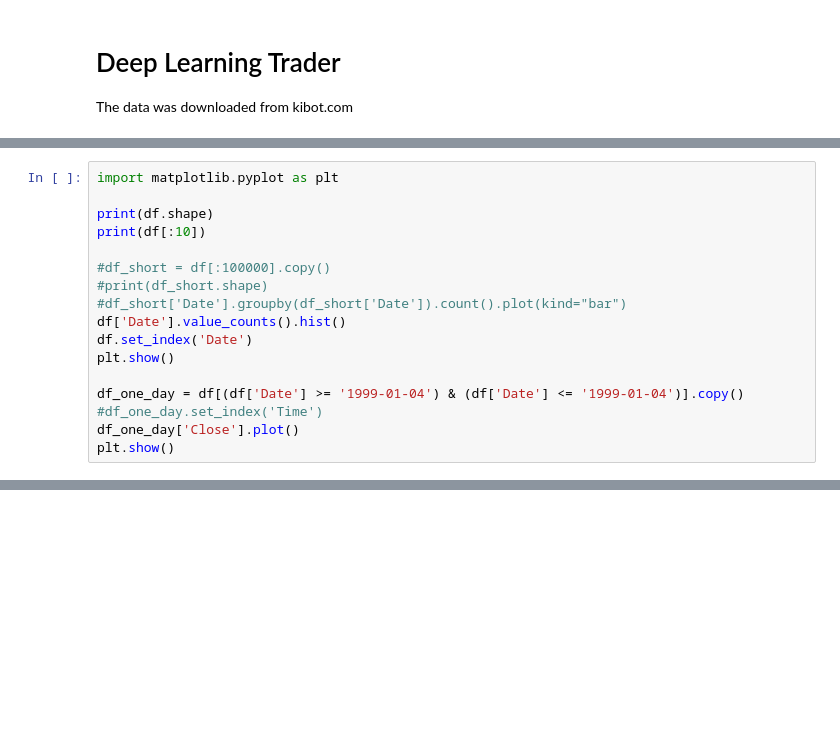
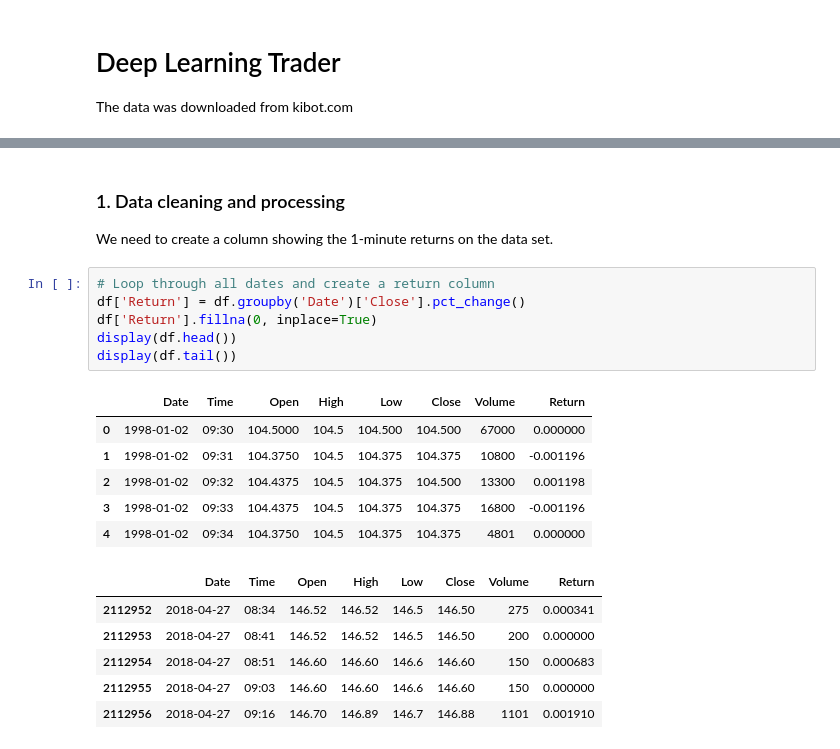
Before and after one commit to mrbraveheart71/DeepLearningTrader, a Jupyter notebook: DeepLearningTrader.ipynb, the cells around one changed output, grey strips where cells are left out. Saved outputs shown, nothing was run; the diff lists cells and outputs as text; blank space fills up the shorter version.

```diff
--- a/DeepLearningTrader.ipynb
+++ b/DeepLearningTrader.ipynb
@@ -15,17 +14,0 @@ df['Date'] =  pd.to_datetime(df['Date'],infer_datetime_format=True)
-# %%
-import matplotlib.pyplot as plt
-
-print(df.shape)
-print(df[:10])
-
-#df_short = df[:100000].copy()
-#print(df_short.shape)
-#df_short['Date'].groupby(df_short['Date']).count().plot(kind="bar")
-df['Date'].value_counts().hist()
-df.set_index('Date')
-plt.show()
-
-df_one_day = df[(df['Date'] >= '1999-01-04') & (df['Date'] <= '1999-01-04')].copy()
-#df_one_day.set_index('Time')
-df_one_day['Close'].plot()
-plt.show()
@@ -46,0 +15,22 @@ plt.show()
+# %% [markdown]
+### 1. Data cleaning and processing
+We need to create a column showing the 1-minute returns on the data set.
+# %%
+# Loop through all dates and create a return column
+df['Return'] = df.groupby('Date')['Close'].pct_change()
+df['Return'].fillna(0, inplace=True)
+display(df.head())
+display(df.tail())
+# %% [output]
+|  | Date | Time | Open | High | Low | Close | Volume | Return |
+| 0 | 1998-01-02 | 09:30 | 104.5000 | 104.5 | 104.500 | 104.500 | 67000 | 0.000000 |
+| 1 | 1998-01-02 | 09:31 | 104.3750 | 104.5 | 104.375 | 104.375 | 10800 | -0.001196 |
+| 2 | 1998-01-02 | 09:32 | 104.4375 | 104.5 | 104.375 | 104.500 | 13300 | 0.001198 |
+| 3 | 1998-01-02 | 09:33 | 104.4375 | 104.5 | 104.375 | 104.375 | 16800 | -0.001196 |
+| 4 | 1998-01-02 | 09:34 | 104.3750 | 104.5 | 104.375 | 104.375 | 4801 | 0.000000 |
+|  | Date | Time | Open | High | Low | Close | Volume | Return |
+| 2112952 | 2018-04-27 | 08:34 | 146.52 | 146.52 | 146.5 | 146.50 | 275 | 0.000341 |
+| 2112953 | 2018-04-27 | 08:41 | 146.52 | 146.52 | 146.5 | 146.50 | 200 | 0.000000 |
+| 2112954 | 2018-04-27 | 08:51 | 146.60 | 146.60 | 146.6 | 146.60 | 150 | 0.000683 |
+| 2112955 | 2018-04-27 | 09:03 | 146.60 | 146.60 | 146.6 | 146.60 | 150 | 0.000000 |
+| 2112956 | 2018-04-27 | 09:16 | 146.70 | 146.89 | 146.7 | 146.88 | 1101 | 0.001910 |
```
Also changed, not shown: parts of 6 cells of this notebook.
